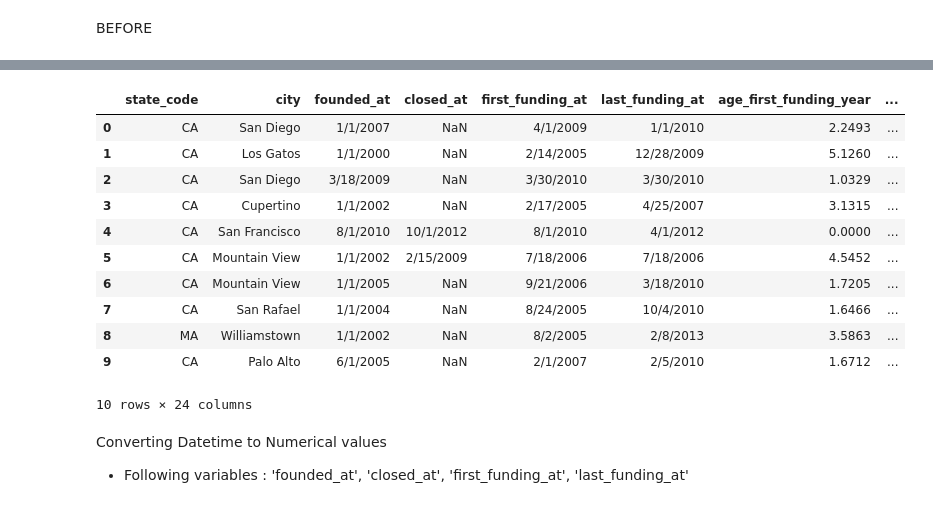
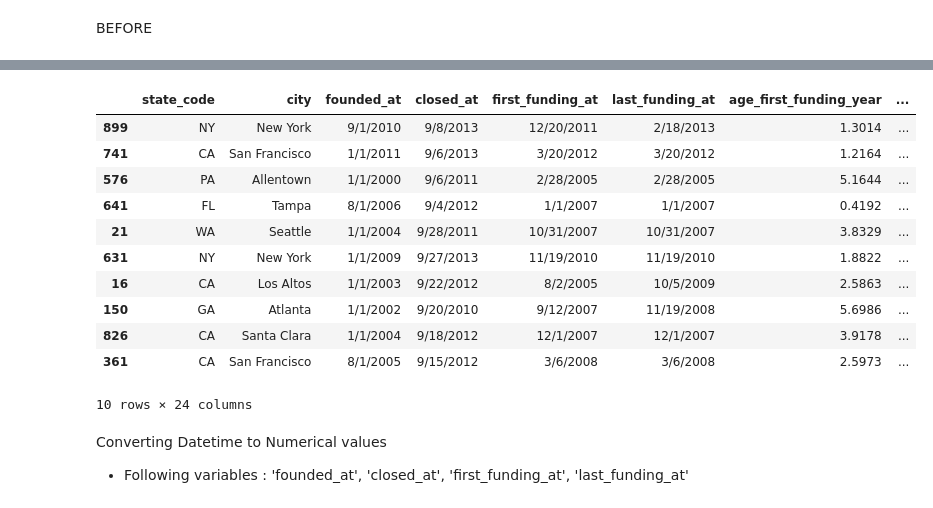
Before and after one commit to GabrielaArzateR/Predicting_startup_succes-, a Jupyter notebook: notebook/data_exploratio.ipynb, the cells around one changed output, grey strips where cells are left out. Cells and saved outputs as stored; diff of their text form; code cells hidden in the pictures.

```diff
--- a/notebook/data_exploratio.ipynb
+++ b/notebook/data_exploratio.ipynb
@@ -32,8 +32,8 @@ clean_data = pd.read_csv(file_path, encoding="ISO-8859-1")
 # %%
-clean_data['status'] = clean_data.status.map({'acquired':1, 'closed':0})
-clean_data.head(10)
-clean_data.rename(columns={'status':'is_acquired'}, inplace=True)
-clean_data
+data_df['status'] = data_df.status.map({'acquired':1, 'closed':0})
+data_df.head(10)
+data_df.rename(columns={'status':'is_acquired'}, inplace=True)
+data_df
 # %% [output]
 |  | Unnamed: 0 | state_code | latitude | longitude | zip_code | id | city | Unnamed: 6 | name | labels | ... |
 | 0 | 1005 | CA | 42.358880 | -71.056820 | 92101 | c:6669 | San Diego | NaN | Bandsintown | 1 | ... |
@@ -127,8 +127,8 @@ Acquired: 597, Closed: 326
 # %% [markdown]
 **Drop the irrelevant features from 48 columns**
 # %%
-clean_data = clean_data.drop(['Unnamed: 0','latitude','longitude','zip_code','id','Unnamed: 6','name','labels','state_code.1','is_CA','is_NY','is_MA','is_TX','is_otherstate','is_software','is_web','is_mobile','is_enterprise','is_advertising','is_gamesvideo','is_ecommerce','is_biotech','is_consulting','is_othercategory','object_id'], axis=1).copy()
-clean_data
+data_df = data_df.drop(['Unnamed: 0','latitude','longitude','zip_code','id','Unnamed: 6','name','labels','state_code.1','is_CA','is_NY','is_MA','is_TX','is_otherstate','is_software','is_web','is_mobile','is_enterprise','is_advertising','is_gamesvideo','is_ecommerce','is_biotech','is_consulting','is_othercategory','object_id'], axis=1).copy()
+data_df
 # %% [output]
 |  | state_code | city | founded_at | closed_at | first_funding_at | last_funding_at | age_first_funding_year | ... |
 | 0 | CA | San Diego | 1/1/2007 | NaN | 4/1/2009 | 1/1/2010 | 2.2493 | ... |
@@ -171,9 +171,9 @@ is_acquired                   0
 dtype: int64
 # %%
 # 2. Impute missing values with 0 to 'age_first_milestone_year'
-clean_data['age_first_milestone_year'].fillna(-1, inplace=True)
+data_df['age_first_milestone_year'].fillna(-1, inplace=True)
 # 3. Impute missing values with 0 to 'age_last_milestone_year'
-clean_data['age_last_milestone_year'].fillna(-1, inplace=True)
+data_df['age_last_milestone_year'].fillna(-1, inplace=True)
 # %% [markdown]
 **General Changes:*
 
@@ -261,2 +216,8 @@ Name: 675, dtype: object
 # %% [markdown]
 BEFORE
+# %%
+# Sort DataFrame by 'closed_at' in ascending order
+data_df = data_df.sort_values(by='closed_at', ascending=False)
+
+# Display the first 10 rows
+print(data_df.head(10))
@@ -263,17 +242,17 @@ BEFORE
 # %%
-clean_data.head(10)
+data_df.head(10)
 # %% [output]
 |  | state_code | city | founded_at | closed_at | first_funding_at | last_funding_at | age_first_funding_year | ... |
-| 0 | CA | San Diego | 1/1/2007 | NaN | 4/1/2009 | 1/1/2010 | 2.2493 | ... |
-| 1 | CA | Los Gatos | 1/1/2000 | NaN | 2/14/2005 | 12/28/2009 | 5.1260 | ... |
-| 2 | CA | San Diego | 3/18/2009 | NaN | 3/30/2010 | 3/30/2010 | 1.0329 | ... |
-| 3 | CA | Cupertino | 1/1/2002 | NaN | 2/17/2005 | 4/25/2007 | 3.1315 | ... |
-| 4 | CA | San Francisco | 8/1/2010 | 10/1/2012 | 8/1/2010 | 4/1/2012 | 0.0000 | ... |
-| 5 | CA | Mountain View | 1/1/2002 | 2/15/2009 | 7/18/2006 | 7/18/2006 | 4.5452 | ... |
-| 6 | CA | Mountain View | 1/1/2005 | NaN | 9/21/2006 | 3/18/2010 | 1.7205 | ... |
-| 7 | CA | San Rafael | 1/1/2004 | NaN | 8/24/2005 | 10/4/2010 | 1.6466 | ... |
-| 8 | MA | Williamstown | 1/1/2002 | NaN | 8/2/2005 | 2/8/2013 | 3.5863 | ... |
-| 9 | CA | Palo Alto | 6/1/2005 | NaN | 2/1/2007 | 2/5/2010 | 1.6712 | ... |
+| 899 | NY | New York | 9/1/2010 | 9/8/2013 | 12/20/2011 | 2/18/2013 | 1.3014 | ... |
+| 741 | CA | San Francisco | 1/1/2011 | 9/6/2013 | 3/20/2012 | 3/20/2012 | 1.2164 | ... |
+| 576 | PA | Allentown | 1/1/2000 | 9/6/2011 | 2/28/2005 | 2/28/2005 | 5.1644 | ... |
+| 641 | FL | Tampa | 8/1/2006 | 9/4/2012 | 1/1/2007 | 1/1/2007 | 0.4192 | ... |
+| 21 | WA | Seattle | 1/1/2004 | 9/28/2011 | 10/31/2007 | 10/31/2007 | 3.8329 | ... |
+| 631 | NY | New York | 1/1/2009 | 9/27/2013 | 11/19/2010 | 11/19/2010 | 1.8822 | ... |
+| 16 | CA | Los Altos | 1/1/2003 | 9/22/2012 | 8/2/2005 | 10/5/2009 | 2.5863 | ... |
+| 150 | GA | Atlanta | 1/1/2002 | 9/20/2010 | 9/12/2007 | 11/19/2008 | 5.6986 | ... |
+| 826 | CA | Santa Clara | 1/1/2004 | 9/18/2012 | 12/1/2007 | 12/1/2007 | 3.9178 | ... |
+| 361 | CA | San Francisco | 8/1/2005 | 9/15/2012 | 3/6/2008 | 3/6/2008 | 2.5973 | ... |
 10 rows × 24 columns
 # %% [markdown]
 Converting Datetime to Numerical values
```
Also changed, not shown: parts of 28 cells of this notebook.
